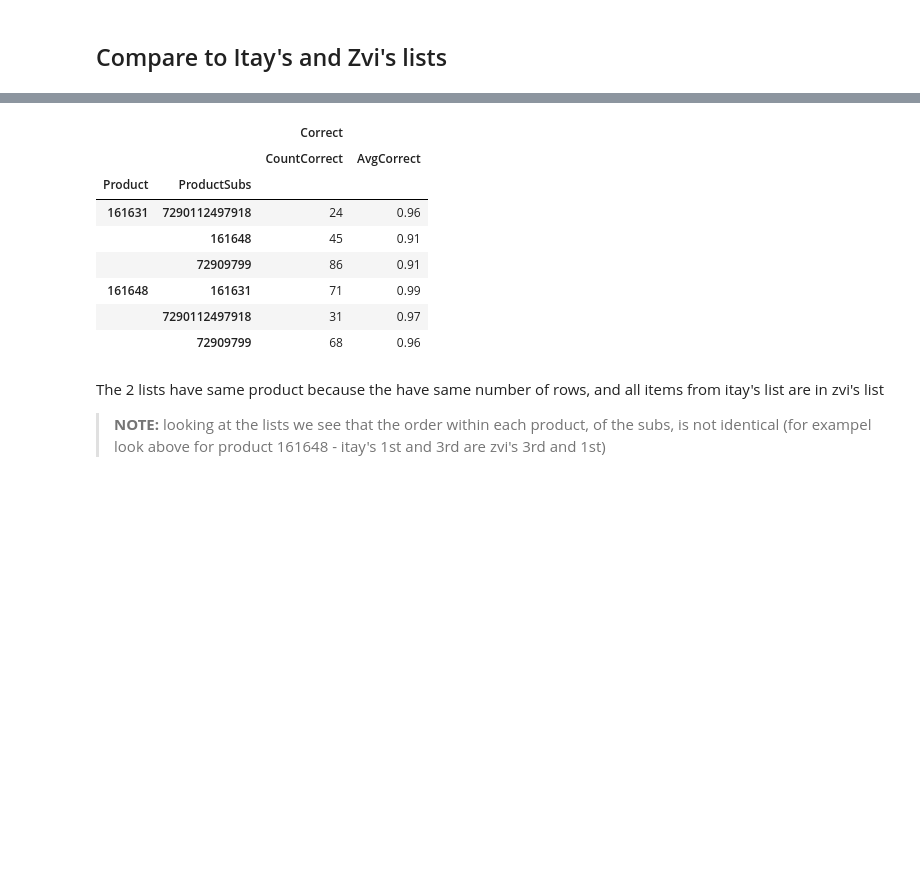
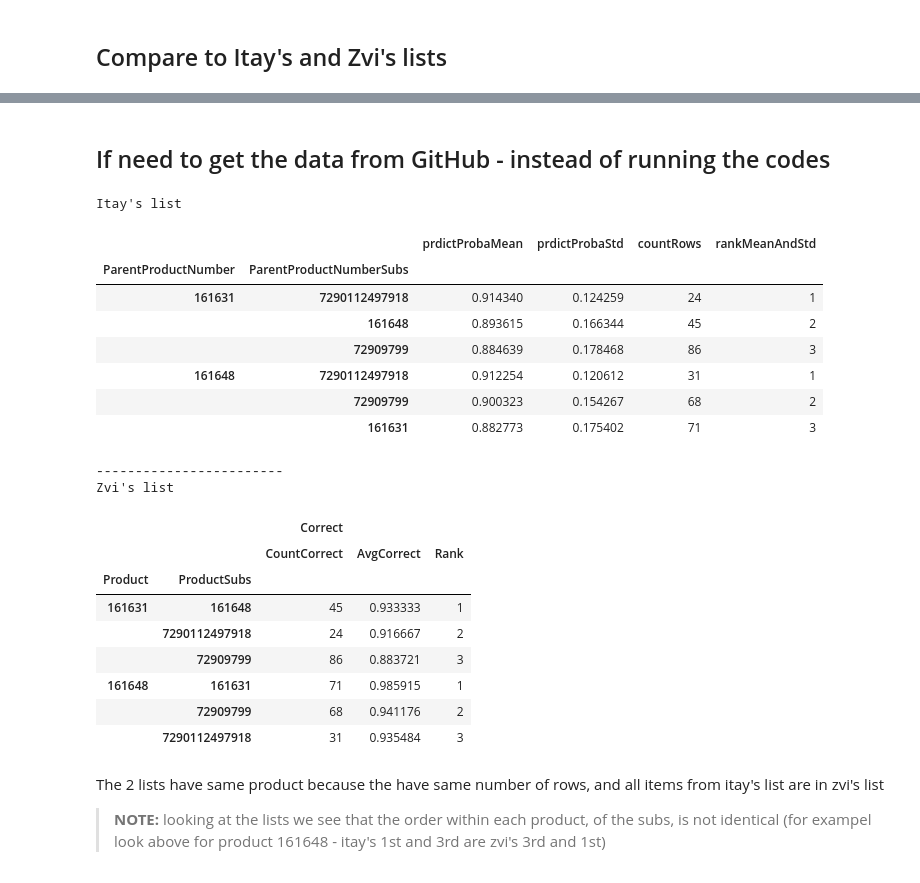
Before and after one commit to DanielKorenDataScience/ClassificationProject, a Jupyter notebook: Classification_Shufersal_Presentation.ipynb, the cells around one changed output, grey strips where cells are left out. Drawn from its saved outputs; the diff is of its cells as text; code cells hidden in the pictures; blank space fills up the shorter version.

```diff
--- a/Classification_Shufersal_Presentation.ipynb
+++ b/Classification_Shufersal_Presentation.ipynb
@@ -771,3 +776,6 @@ df_recommend.head()
 |  | 72909799 | 86 | 0.91 |
 | 161648 | 161631 | 71 | 0.99 |
 |  | 7290112497918 | 31 | 0.97 |
+# %%
+df_recommend[("", "Rank")] = df_recommend.groupby(['Product'])[[('Correct', 'AvgCorrect')]].rank(method="first", ascending=False).astype('int')
+df_recommend.head(3)
@@ -918,16 +918,56 @@ df_itay.head(6)
-# %%
-df_zvi = df_recommend
-df_zvi.head(6)
-# %% [output]
-|  |  | Correct |  |
-|  |  | CountCorrect | AvgCorrect |
-| Product | ProductSubs |  |  |
-| 161631 | 7290112497918 | 24 | 0.96 |
-|  | 161648 | 45 | 0.91 |
-|  | 72909799 | 86 | 0.91 |
-| 161648 | 161631 | 71 | 0.99 |
-|  | 7290112497918 | 31 | 0.97 |
-|  | 72909799 | 68 | 0.96 |
+# %% [markdown]
+## If need to get the data from GitHub - instead of running the codes
+# %%
+def get_data(fname, header=None):
+  data_url = 'https://raw.githubusercontent.com/DanielKorenDataScience/ClassificationProject/main/' + fname
+  if not header:
+    df = pd.read_csv(data_url, index_col=0)
+  else:
+    df = pd.read_csv(data_url, index_col=0, header=header)
+  return df
+# %%
+REMOTE = True
+if REMOTE:
+  df_zvi = get_data('Results/zvi_recommendation_list.csv', header=[0,1])
+  cols = pd.MultiIndex.from_tuples([("","Product"), ("","ProductSubs"), ("Correct","CountCorrect"), ("Correct","AvgCorrect"), ("Correct","Rank")])
+  df_zvi.columns = cols
+  df_zvi.columns = df_zvi.columns.droplevel()
+  df_zvi.set_index(['Product', 'ProductSubs'], inplace=True)
+  cols = pd.MultiIndex.from_tuples([("Correct","CountCorrect"), ("Correct","AvgCorrect"), ("Correct","Rank")])
+  df_zvi.columns = cols
+
+  df_itay = get_data('Results/itay_recommendation_list.csv')
+else:
+  df_zvi = df_recommend
+  df_itay = df_ActualTop3.copy()
+
+df_itay.set_index(['ParentProductNumber', 'ParentProductNumberSubs'], inplace=True)
+p("Itay's list")
+d(df_itay.head(6))
+p('\n------------------------')
+p(("Zvi's list"))
+df_zvi.head(6)
+# %% [output]
+Itay's list
+|  |  | prdictProbaMean | prdictProbaStd | countRows | rankMeanAndStd |
+| ParentProductNumber | ParentProductNumberSubs |  |  |  |  |
+| 161631 | 7290112497918 | 0.914340 | 0.124259 | 24 | 1 |
+|  | 161648 | 0.893615 | 0.166344 | 45 | 2 |
+|  | 72909799 | 0.884639 | 0.178468 | 86 | 3 |
+| 161648 | 7290112497918 | 0.912254 | 0.120612 | 31 | 1 |
+|  | 72909799 | 0.900323 | 0.154267 | 68 | 2 |
+|  | 161631 | 0.882773 | 0.175402 | 71 | 3 |
+------------------------
+Zvi's list
+|  |  | Correct |  |  |
+|  |  | CountCorrect | AvgCorrect | Rank |
+| Product | ProductSubs |  |  |  |
+| 161631 | 161648 | 45 | 0.933333 | 1 |
+|  | 7290112497918 | 24 | 0.916667 | 2 |
+|  | 72909799 | 86 | 0.883721 | 3 |
+| 161648 | 161631 | 71 | 0.985915 | 1 |
+|  | 72909799 | 68 | 0.941176 | 2 |
+|  | 7290112497918 | 31 | 0.935484 | 3 |
 # %% [markdown]
  The 2 lists have same product because the have same number of rows, and all items from itay's list are in zvi's list
 
```
Also changed, not shown: parts of 7 cells of this notebook.
